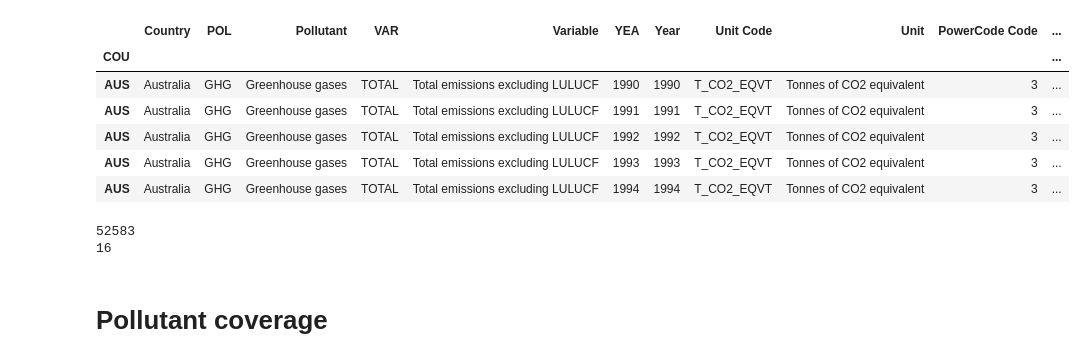
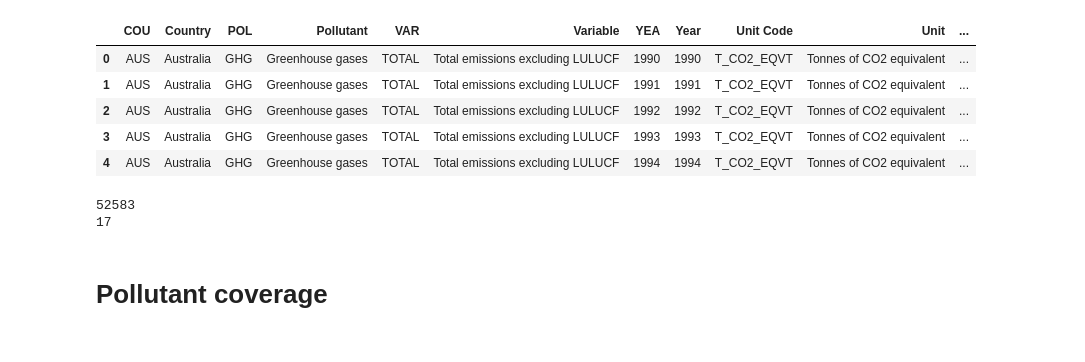
Before and after one commit to OpenGeoScales/ogs-data-exploration, a Jupyter notebook: notebooks/ghg-emissions/oecd/oecd-data-exploration.ipynb, the cells around one changed output. Cells and saved outputs as stored; diff of their text form; code cells hidden in the pictures.

```diff
--- a/notebooks/ghg-emissions/oecd/oecd-data-exploration.ipynb
+++ b/notebooks/ghg-emissions/oecd/oecd-data-exploration.ipynb
@@ -7,25 +8,24 @@ import matplotlib.pyplot as plt
 
 # When merged, change "oecd" by "main" in url
 url = "https://raw.githubusercontent.com/OpenGeoScales/ogs-data-exploration/oecd/data/ghg-emissions/oecd/AIR_GHG_07042021221914030.csv"
-oecd_dataset = pd.read_csv(url, index_col=0)
+oecd_original = pd.read_csv(url)
 # %%
-oecd_dataset.head()
+oecd_original.head()
 # %% [output]
-|  | Country | POL | Pollutant | VAR | Variable | YEA | Year | Unit Code | Unit | PowerCode Code | ... |
-| COU |  |  |  |  |  |  |  |  |  |  | ... |
-| AUS | Australia | GHG | Greenhouse gases | TOTAL | Total emissions excluding LULUCF | 1990 | 1990 | T_CO2_EQVT | Tonnes of CO2 equivalent | 3 | ... |
-| AUS | Australia | GHG | Greenhouse gases | TOTAL | Total emissions excluding LULUCF | 1991 | 1991 | T_CO2_EQVT | Tonnes of CO2 equivalent | 3 | ... |
-| AUS | Australia | GHG | Greenhouse gases | TOTAL | Total emissions excluding LULUCF | 1992 | 1992 | T_CO2_EQVT | Tonnes of CO2 equivalent | 3 | ... |
-| AUS | Australia | GHG | Greenhouse gases | TOTAL | Total emissions excluding LULUCF | 1993 | 1993 | T_CO2_EQVT | Tonnes of CO2 equivalent | 3 | ... |
-| AUS | Australia | GHG | Greenhouse gases | TOTAL | Total emissions excluding LULUCF | 1994 | 1994 | T_CO2_EQVT | Tonnes of CO2 equivalent | 3 | ... |
+|  | COU | Country | POL | Pollutant | VAR | Variable | YEA | Year | Unit Code | Unit | ... |
+| 0 | AUS | Australia | GHG | Greenhouse gases | TOTAL | Total emissions excluding LULUCF | 1990 | 1990 | T_CO2_EQVT | Tonnes of CO2 equivalent | ... |
+| 1 | AUS | Australia | GHG | Greenhouse gases | TOTAL | Total emissions excluding LULUCF | 1991 | 1991 | T_CO2_EQVT | Tonnes of CO2 equivalent | ... |
+| 2 | AUS | Australia | GHG | Greenhouse gases | TOTAL | Total emissions excluding LULUCF | 1992 | 1992 | T_CO2_EQVT | Tonnes of CO2 equivalent | ... |
+| 3 | AUS | Australia | GHG | Greenhouse gases | TOTAL | Total emissions excluding LULUCF | 1993 | 1993 | T_CO2_EQVT | Tonnes of CO2 equivalent | ... |
+| 4 | AUS | Australia | GHG | Greenhouse gases | TOTAL | Total emissions excluding LULUCF | 1994 | 1994 | T_CO2_EQVT | Tonnes of CO2 equivalent | ... |
 # %%
 # Get df shape
-row, col = oecd_dataset.shape
+row, col = oecd_original.shape
 print(row)
 print(col)
 # %% [output]
 52583
-16
+17
 # %% [markdown]
 # Pollutant coverage
 # %%
```
Also changed, not shown: parts of 17 cells of this notebook.
